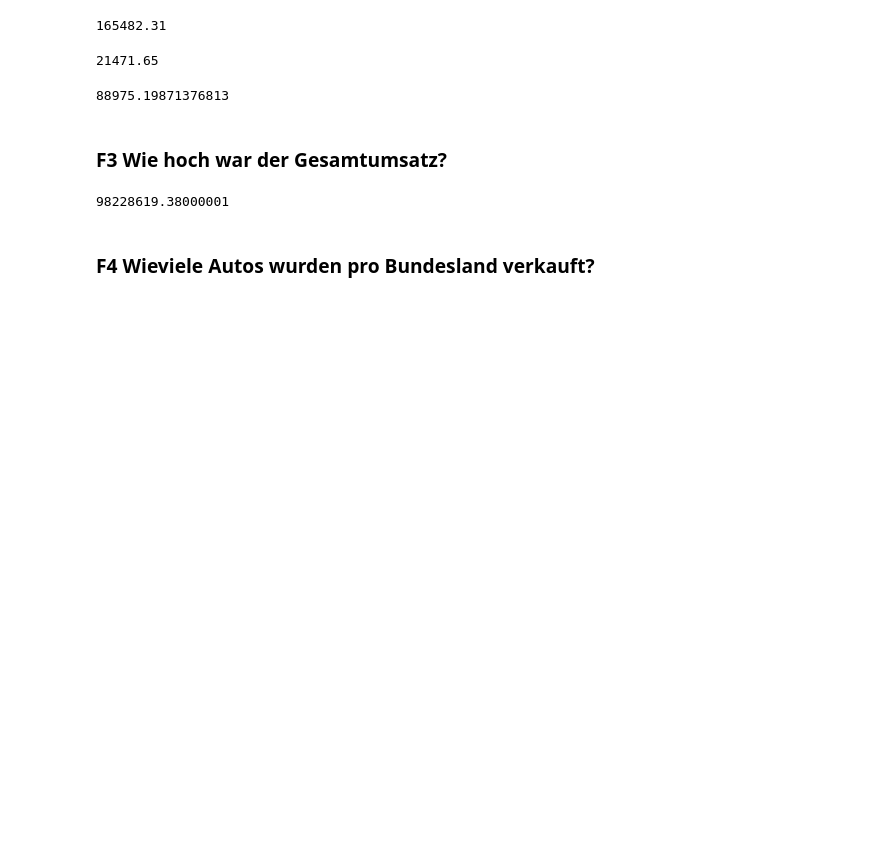
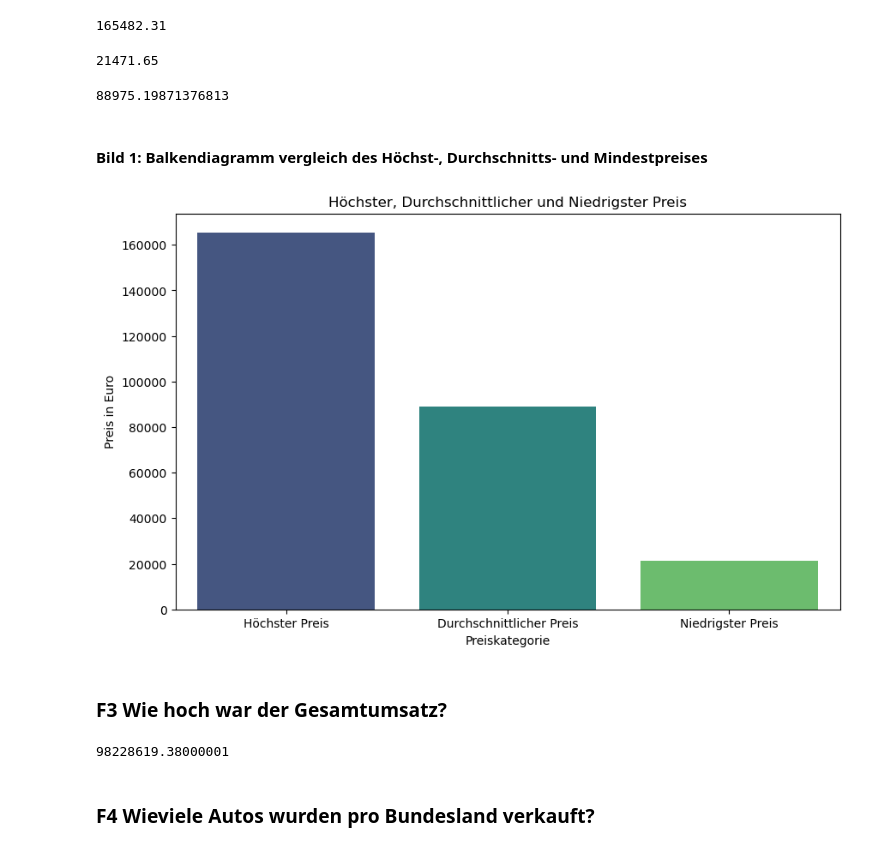
Before and after one commit to Kkilka422/final_projectSS24_Group2, a Jupyter notebook: FINAL.ipynb, the cells around one changed output. Cells and saved outputs as stored; diff of their text form; code cells hidden in the pictures; blank space fills up the shorter version.

```diff
--- a/FINAL.ipynb
+++ b/FINAL.ipynb
@@ -263,6 +263,25 @@ df_durchschnittspreis = np.mean(df_kunden)
 df_durchschnittspreis
 # %% [output]
 88975.19871376813
+# %% [markdown]
+#### Bild 1: Balkendiagramm vergleich des Höchst-, Durchschnitts- und Mindestpreises
+# %%
+import seaborn as sns
+# Erstellen eines Datenrahmens für die Visualisierung
+price_stats = pd.DataFrame({
+    'Preis': ['Höchster Preis', 'Durchschnittlicher Preis', 'Niedrigster Preis'],
+    'Wert': [df_höchstpreis, df_durchschnittspreis, df_mindestpreis]
+})
+# %%
+# Balkendiagramm erstellen
+plt.figure(figsize=(10, 6))
+sns.barplot(x='Preis', y='Wert', data=price_stats, palette='viridis')
+plt.title('Höchster, Durchschnittlicher und Niedrigster Preis')
+plt.ylabel('Preis in Euro')
+plt.xlabel('Preiskategorie')
+plt.show()
+# %% [output]
+[figure, added]
 # %% [markdown]
 ### F3 Wie hoch war der Gesamtumsatz?
 # %%
```
Also changed, not shown: parts of 7 cells of this notebook.
